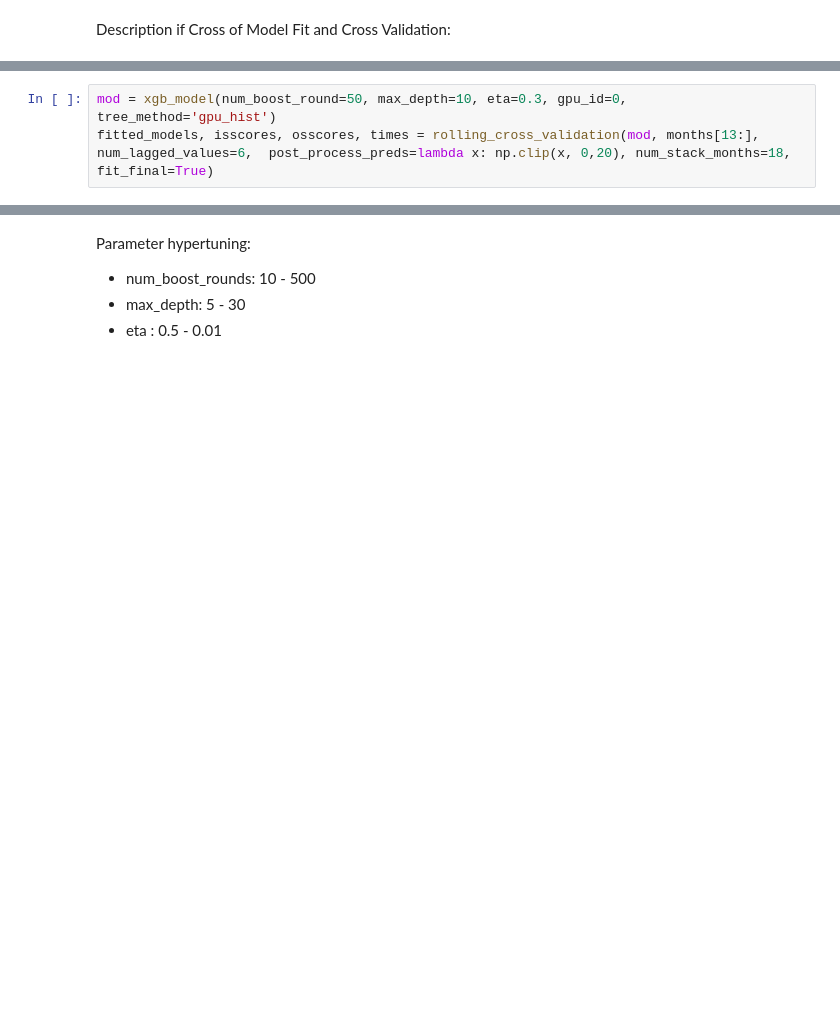
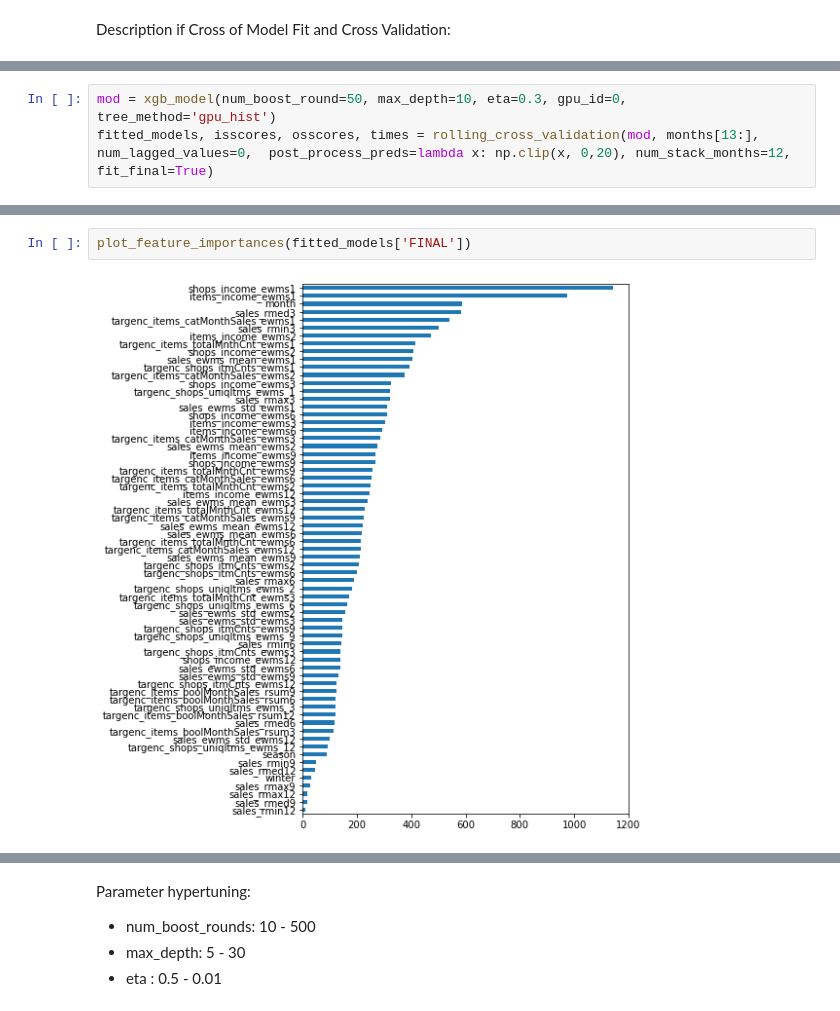
Before and after one commit to lsuazo/HowToWinKaggle, a Jupyter notebook: FinalProject/SuazoFinalProject.ipynb, the cells around one changed output, grey strips where cells are left out. Saved outputs shown, nothing was run; the diff lists cells and outputs as text; blank space fills up the shorter version.

```diff
--- a/FinalProject/SuazoFinalProject.ipynb
+++ b/FinalProject/SuazoFinalProject.ipynb
@@ -905,4 +941,4 @@ def rolling_cross_validation(model, data_months_list, post_process_preds = None,
 # %%
 mod = xgb_model(num_boost_round=50, max_depth=10, eta=0.3, gpu_id=0, tree_method='gpu_hist')
-fitted_models, isscores, osscores, times = rolling_cross_validation(mod, months[13:], num_lagged_values=6,  post_process_preds=lambda x: np.clip(x, 0,20), num_stack_months=18, fit_final=True)
+fitted_models, isscores, osscores, times = rolling_cross_validation(mod, months[13:], num_lagged_values=0,  post_process_preds=lambda x: np.clip(x, 0,20), num_stack_months=12, fit_final=True)
 # %% [output]
@@ -914,0 +974,4 @@ KeyError: Period('2015-10', 'M')
+# %%
+plot_feature_importances(fitted_models['FINAL'])
+# %% [output]
+[figure, added]
```
Also changed, not shown: parts of 40 cells of this notebook, 3 other files.
